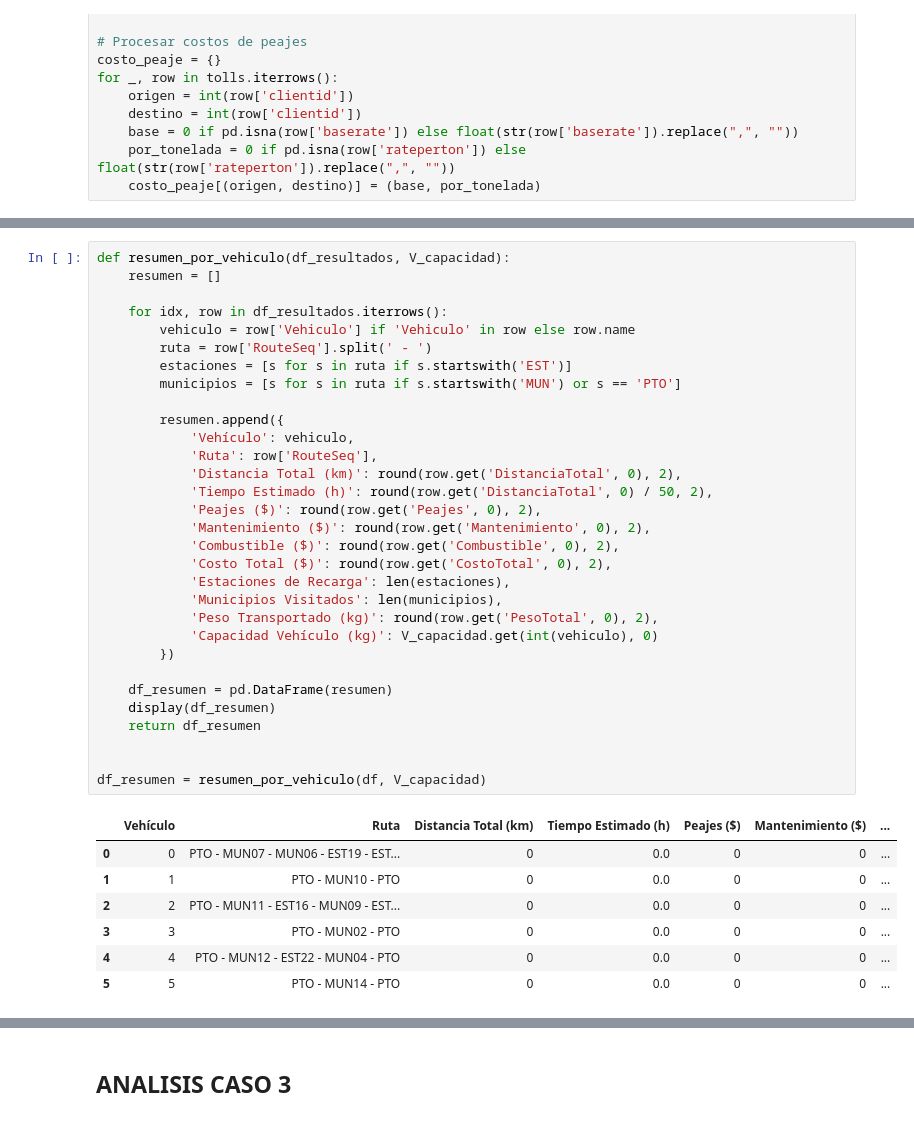
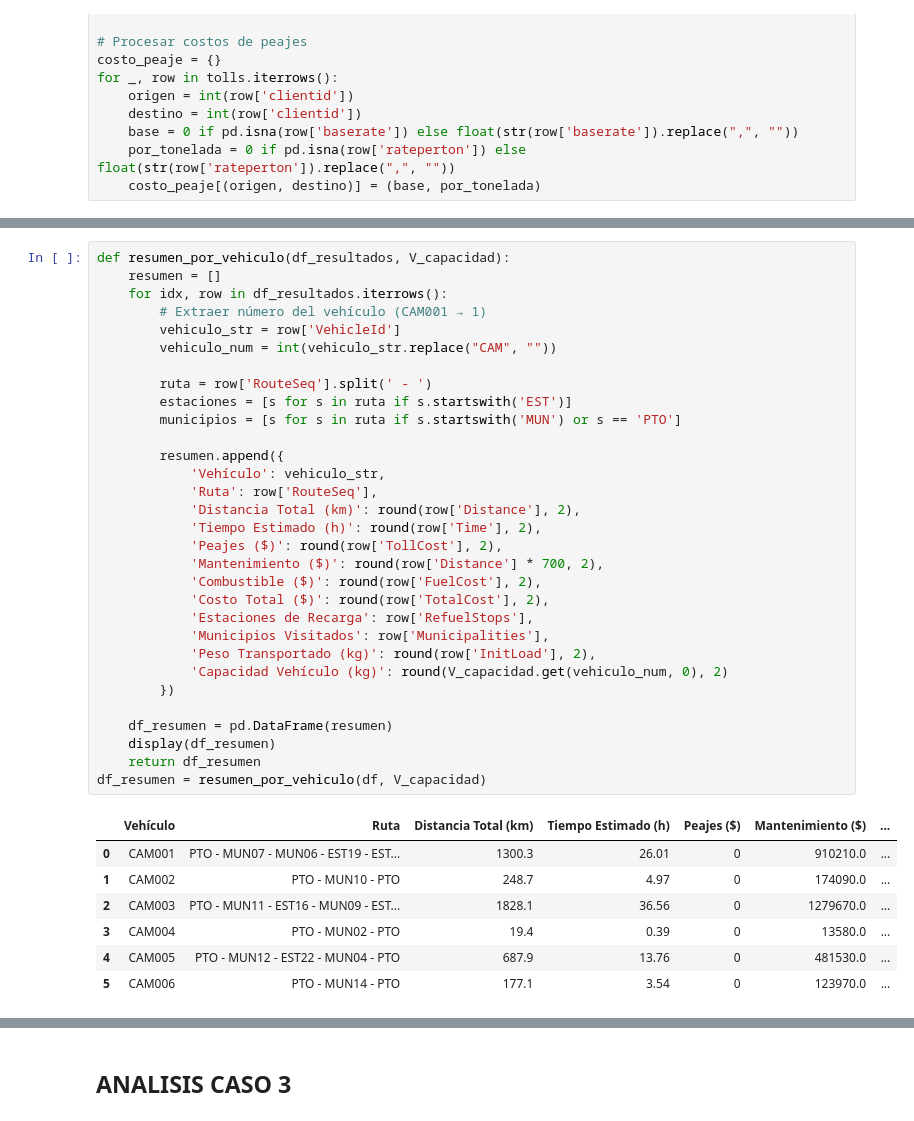
Before and after one commit to gabrielaeescobar/MOS-Proyecto, a Jupyter notebook: caso3.ipynb, the cells around one changed output, grey strips where cells are left out. Cells and saved outputs as stored; diff of their text form.

```diff
--- a/caso3.ipynb
+++ b/caso3.ipynb
@@ -465,39 +572,39 @@ visualizar_rutas_en_mapa(df, locations_csv)
 # %%
 def resumen_por_vehiculo(df_resultados, V_capacidad):
     resumen = []
+    for idx, row in df_resultados.iterrows():
+        # Extraer número del vehículo (CAM001 → 1)
+        vehiculo_str = row['VehicleId']
+        vehiculo_num = int(vehiculo_str.replace("CAM", ""))
 
-    for idx, row in df_resultados.iterrows():
-        vehiculo = row['Vehiculo'] if 'Vehiculo' in row else row.name
         ruta = row['RouteSeq'].split(' - ')
         estaciones = [s for s in ruta if s.startswith('EST')]
         municipios = [s for s in ruta if s.startswith('MUN') or s == 'PTO']
 
         resumen.append({
-            'Vehículo': vehiculo,
+            'Vehículo': vehiculo_str,
             'Ruta': row['RouteSeq'],
-            'Distancia Total (km)': round(row.get('DistanciaTotal', 0), 2),
-            'Tiempo Estimado (h)': round(row.get('DistanciaTotal', 0) / 50, 2),
-            'Peajes ($)': round(row.get('Peajes', 0), 2),
-            'Mantenimiento ($)': round(row.get('Mantenimiento', 0), 2),
-            'Combustible ($)': round(row.get('Combustible', 0), 2),
-            'Costo Total ($)': round(row.get('CostoTotal', 0), 2),
-            'Estaciones de Recarga': len(estaciones),
-            'Municipios Visitados': len(municipios),
-            'Peso Transportado (kg)': round(row.get('PesoTotal', 0), 2),
-            'Capacidad Vehículo (kg)': V_capacidad.get(int(vehiculo), 0)
+            'Distancia Total (km)': round(row['Distance'], 2),
+            'Tiempo Estimado (h)': round(row['Time'], 2),
+            'Peajes ($)': round(row['TollCost'], 2),
+            'Mantenimiento ($)': round(row['Distance'] * 700, 2),
+            'Combustible ($)': round(row['FuelCost'], 2),
+            'Costo Total ($)': round(row['TotalCost'], 2),
+            'Estaciones de Recarga': row['RefuelStops'],
+            'Municipios Visitados': row['Municipalities'],
+            'Peso Transportado (kg)': round(row['InitLoad'], 2),
+            'Capacidad Vehículo (kg)': round(V_capacidad.get(vehiculo_num, 0), 2)
         })
 
     df_resumen = pd.DataFrame(resumen)
     display(df_resumen)
     return df_resumen
-
-
 df_resumen = resumen_por_vehiculo(df, V_capacidad)
 # %% [output]
 |  | Vehículo | Ruta | Distancia Total (km) | Tiempo Estimado (h) | Peajes ($) | Mantenimiento ($) | ... |
-| 0 | 0 | PTO - MUN07 - MUN06 - EST19 - EST... | 0 | 0.0 | 0 | 0 | ... |
-| 1 | 1 | PTO - MUN10 - PTO | 0 | 0.0 | 0 | 0 | ... |
-| 2 | 2 | PTO - MUN11 - EST16 - MUN09 - EST... | 0 | 0.0 | 0 | 0 | ... |
-| 3 | 3 | PTO - MUN02 - PTO | 0 | 0.0 | 0 | 0 | ... |
-| 4 | 4 | PTO - MUN12 - EST22 - MUN04 - PTO | 0 | 0.0 | 0 | 0 | ... |
-| 5 | 5 | PTO - MUN14 - PTO | 0 | 0.0 | 0 | 0 | ... |
+| 0 | CAM001 | PTO - MUN07 - MUN06 - EST19 - EST... | 1300.3 | 26.01 | 0 | 910210.0 | ... |
+| 1 | CAM002 | PTO - MUN10 - PTO | 248.7 | 4.97 | 0 | 174090.0 | ... |
+| 2 | CAM003 | PTO - MUN11 - EST16 - MUN09 - EST... | 1828.1 | 36.56 | 0 | 1279670.0 | ... |
+| 3 | CAM004 | PTO - MUN02 - PTO | 19.4 | 0.39 | 0 | 13580.0 | ... |
+| 4 | CAM005 | PTO - MUN12 - EST22 - MUN04 - PTO | 687.9 | 13.76 | 0 | 481530.0 | ... |
+| 5 | CAM006 | PTO - MUN14 - PTO | 177.1 | 3.54 | 0 | 123970.0 | ... |
```
Also changed, not shown: parts of 12 cells of this notebook.
